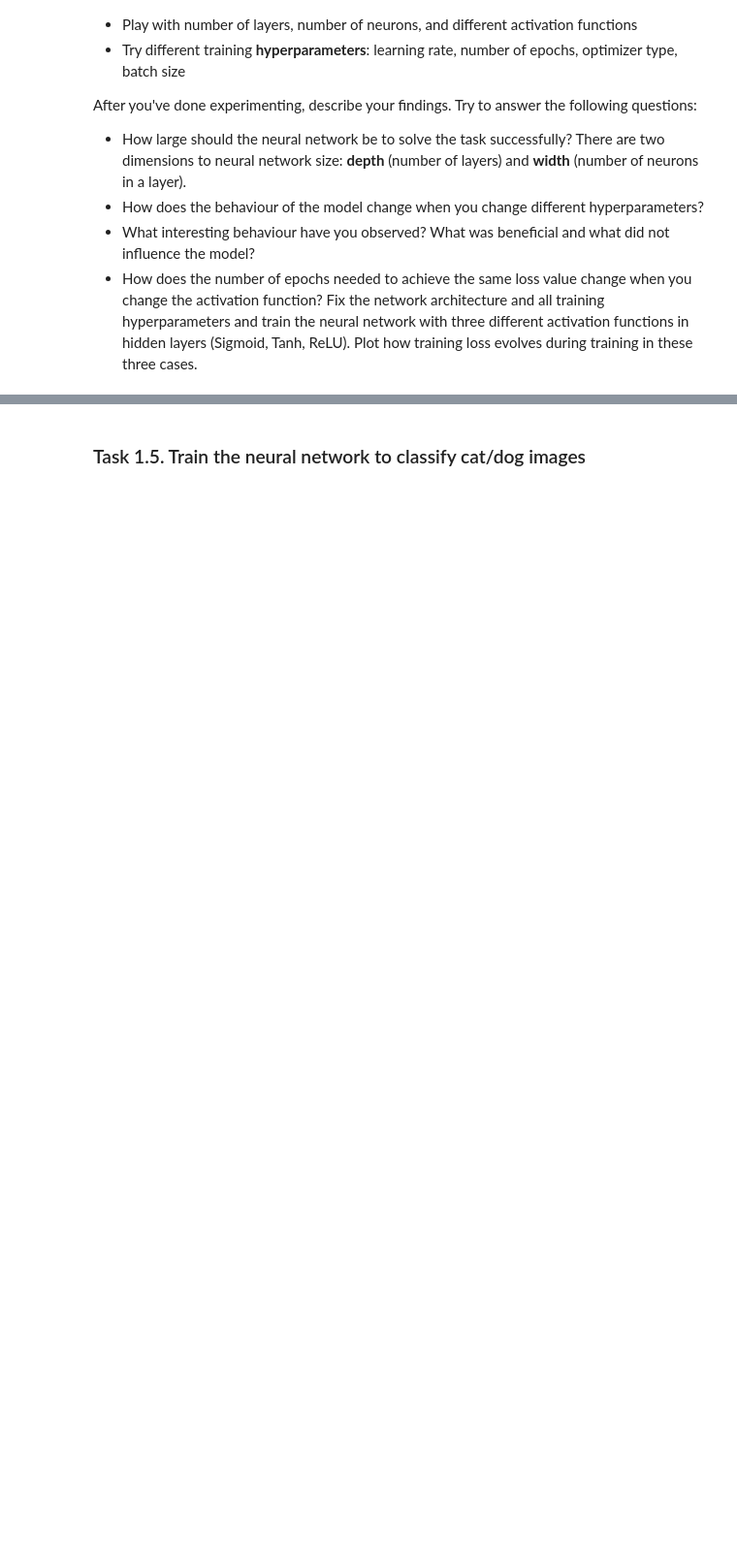
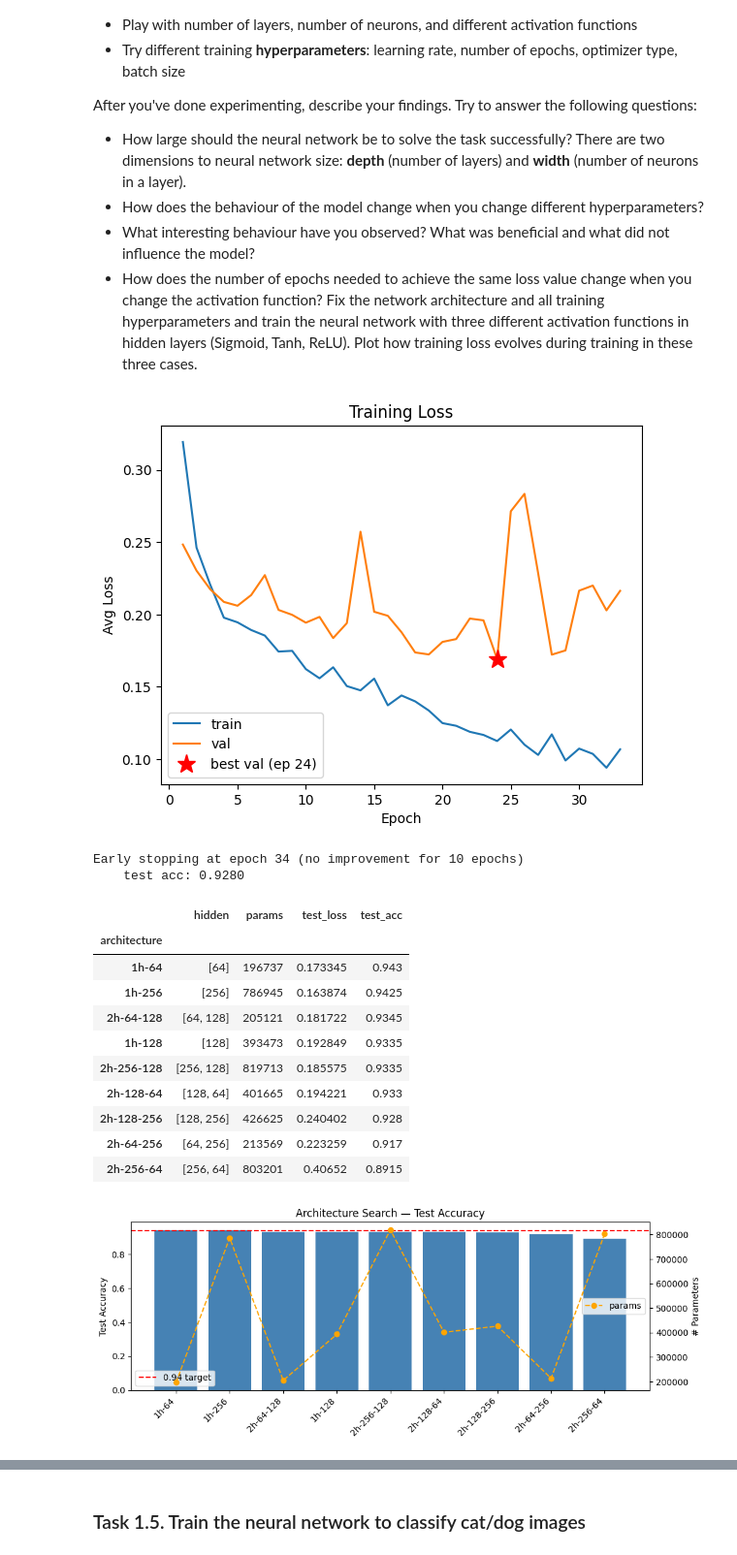
Before and after one commit to armantsaturian/nebius-ai-engineering, a Jupyter notebook: llm-architectures/hw2/homework_CIFAR10.ipynb, the cells around one changed output, grey strips where cells are left out. Shown at 97% size. Saved outputs shown, nothing was run; the diff lists cells and outputs as text; code cells hidden in the pictures; blank space fills up the shorter version.

```diff
--- a/llm-architectures/hw2/homework_CIFAR10.ipynb
+++ b/llm-architectures/hw2/homework_CIFAR10.ipynb
@@ -283,10 +332,10 @@ And let's evaluate our trained network on test data. Use `test_data_frog_ship` f
 # %%
 # dataloader
 test_dataset = torch.utils.data.TensorDataset(
-      torch.tensor(test_data_frog_ship.drop(columns='label').values / 255.0, dtype=torch.float32),
-      torch.tensor(test_data_frog_ship['label'].values, dtype=torch.float32)
+      torch.tensor(test_data_frog_ship.drop(columns="label").values / 255.0, dtype=torch.float32),
+      torch.tensor(test_data_frog_ship["label"].values, dtype=torch.float32)
 )
-test_loader = torch.utils.data.DataLoader(test_dataset, batch_size=1, shuffle=True)
+test_loader = torch.utils.data.DataLoader(test_dataset, batch_size=64, shuffle=False)
 
 evaluate(net, test_loader, criterion)
 # %% [output]
@@ -312,0 +360,74 @@ After you've done experimenting, describe your findings. Try to answer the follo
+# %%
+# ── Experiment 1: Architecture search ──
+
+architectures = {
+    "1h-64":        [64],
+    "1h-128":       [128],
+    "1h-256":       [256],
+    "2h-128-64":    [128, 64],
+    "2h-64-128":    [64, 128],
+    "2h-256-64":    [256, 64],
+    "2h-64-256":    [64, 256],
+    "2h-256-128":   [256, 128],
+    "2h-128-256":   [128, 256],
+}
+
+class FlexNet(nn.Module):
+    def __init__(self, hidden_sizes):
+        super().__init__()
+        layers = []
+        in_dim = 32 * 32 * 3
+        for h in hidden_sizes:
+            layers.append(nn.Linear(in_dim, h))
+            layers.append(nn.ReLU())
+            in_dim = h
+        layers.append(nn.Linear(in_dim, 1))
+        self.net = nn.Sequential(*layers)
+
+    def forward(self, x):
+        return self.net(x)
+
+    def num_params(self):
+        return sum(p.numel() for p in self.parameters())
+
+EPOCHS = 60
+PATIENCE = 10
+
+arch_results = {}
+
+for name, hidden in architectures.items():
+    print(f"Training {name} ...")
+    model = FlexNet(hidden)
+    print(f"    params: {model.num_params():,}")
+
+    opt = torch.optim.Adam(model.parameters())
+    crit = nn.BCEWithLogitsLoss()
+
+    model = train(model, train_loader, crit, opt, EPOCHS, val_loader=val_loader, patience=PATIENCE)
+
+    test_loss, test_acc = evaluate(model, test_loader, crit)
+    test_acc = float(test_acc)
+    print(f"    test acc: {test_acc:.4f}")
+
+    arch_results[name] = {
+        "hidden": hidden,
+        "params": model.num_params(),
+        "test_loss": test_loss,
+        "test_acc": test_acc,
+    }
+# %% [output]
+[figure, added]
+Early stopping at epoch 34 (no improvement for 10 epochs)
+    test acc: 0.9280
+|  | hidden | params | test_loss | test_acc |
+| architecture |  |  |  |  |
+| 1h-64 | [64] | 196737 | 0.173345 | 0.943 |
+| 1h-256 | [256] | 786945 | 0.163874 | 0.9425 |
+| 2h-64-128 | [64, 128] | 205121 | 0.181722 | 0.9345 |
+| 1h-128 | [128] | 393473 | 0.192849 | 0.9335 |
+| 2h-256-128 | [256, 128] | 819713 | 0.185575 | 0.9335 |
+| 2h-128-64 | [128, 64] | 401665 | 0.194221 | 0.933 |
+| 2h-128-256 | [128, 256] | 426625 | 0.240402 | 0.928 |
+| 2h-64-256 | [64, 256] | 213569 | 0.223259 | 0.917 |
+| 2h-256-64 | [256, 64] | 803201 | 0.40652 | 0.8915 |
+[figure, added]
```
Also changed, not shown: parts of 10 cells of this notebook.
